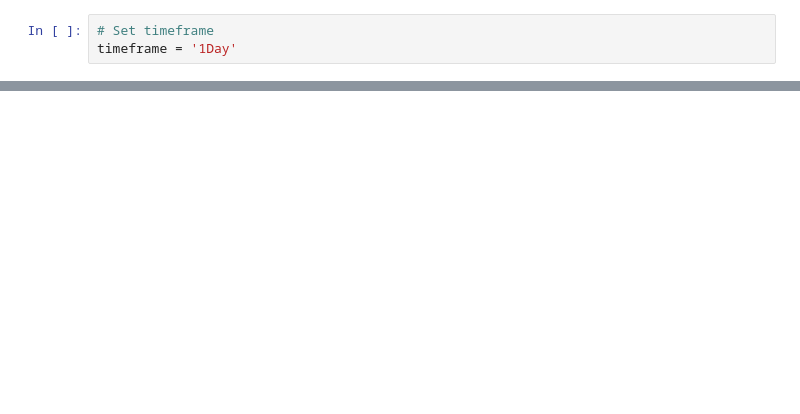
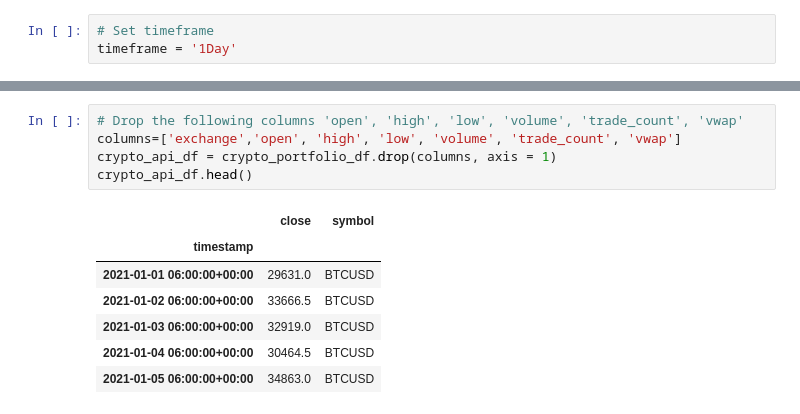
Before and after one commit to naaku78/gunavi-prj, a Jupyter notebook: crypto_api.ipynb, the cells around one changed output, grey strips where cells are left out. Drawn from its saved outputs; the diff is of its cells as text; blank space fills up the shorter version.

```diff
--- a/crypto_api.ipynb
+++ b/crypto_api.ipynb
@@ -407,0 +55,13 @@ df_daily_returns.plot.density()
+# %%
+# Drop the following columns 'open', 'high', 'low', 'volume', 'trade_count', 'vwap'
+columns=['exchange','open', 'high', 'low', 'volume', 'trade_count', 'vwap']
+crypto_api_df = crypto_portfolio_df.drop(columns, axis = 1)
+crypto_api_df.head()
+# %% [output]
+|  | close | symbol |
+| timestamp |  |  |
+| 2021-01-01 06:00:00+00:00 | 29631.0 | BTCUSD |
+| 2021-01-02 06:00:00+00:00 | 33666.5 | BTCUSD |
+| 2021-01-03 06:00:00+00:00 | 32919.0 | BTCUSD |
+| 2021-01-04 06:00:00+00:00 | 30464.5 | BTCUSD |
+| 2021-01-05 06:00:00+00:00 | 34863.0 | BTCUSD |
```
Also changed, not shown: parts of 70 cells of this notebook, 3 other files.
